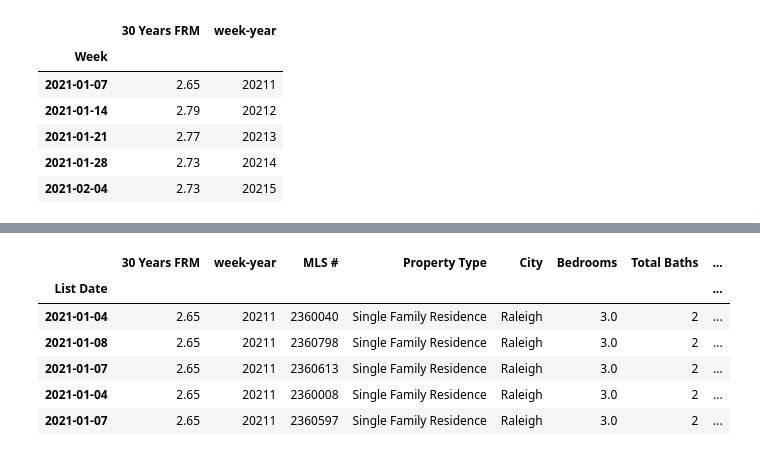
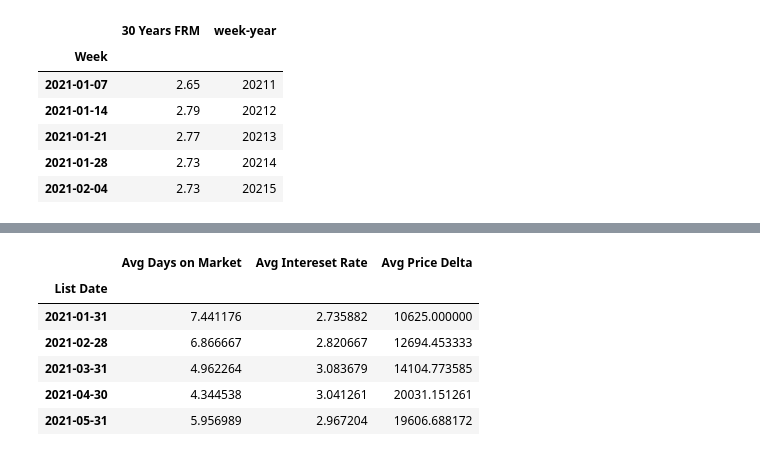
Before and after one commit to atulbachhav22/Real-Estate-Analysis-Project, a Jupyter notebook: real-estate-analysis_updated.ipynb, the cells around one changed output, grey strips where cells are left out. Cells and saved outputs as stored; diff of their text form; code cells hidden in the pictures.

```diff
--- a/real-estate-analysis_updated.ipynb
+++ b/real-estate-analysis_updated.ipynb
@@ -714,10 +715,9 @@ See the caveats in the documentation: https://pandas.pydata.org/pandas-docs/stab
 | 2021-01-28 | 2.73 | 20214 |
 | 2021-02-04 | 2.73 | 20215 |
 # %%
-#single_family_residence_3_2.reset_index()
-
+#single_family
 single_family_residence_3_2["week-year"]  = single_family_residence_3_2['List Date'].dt.year.astype(str) + single_family_residence_3_2['List Date'].dt.isocalendar().week.astype(str)
-
+single_family_residence_3_2["Price Delta"] = single_family_residence_3_2["Sold Price"] - single_family_residence_3_2["List Price"]
 single_family_residence_3_2.head() #162138
 # %% [output]
 A value is trying to be set on a copy of a slice from a DataFrame.
@@ -733,13 +738,17 @@ See the caveats in the documentation: https://pandas.pydata.org/pandas-docs/stab
 | 1614 | 2358230 | Single Family Residence | Raleigh | 3.0 | 2 | 1126.0 | 2000-01-01 | 2020-12-17 | ... |
 # %%
 realeastate_df  = pd.merge(mortageweekly_df_sliced,single_family_residence_3_2,on="week-year",how="inner")
-realeastate_df.set_index("List Date", inplace=True)
-realeastate_df.head()
+#realeastate_df.set_index("List Date", inplace=True)
+realeastate_monthly_df = realeastate_df.resample('M', on='List Date').agg({'Days On Market': ['mean'],"30 Years FRM":['mean'], "Price Delta":['mean']})
+
+realeastate_monthly_df.columns = ['Avg Days on Market', 'Avg Intereset Rate','Avg Price Delta']
+
+realeastate_monthly_df.head()
 # %% [output]
-|  | 30 Years FRM | week-year | MLS # | Property Type | City | Bedrooms | Total Baths | ... |
-| List Date |  |  |  |  |  |  |  | ... |
-| 2021-01-04 | 2.65 | 20211 | 2360040 | Single Family Residence | Raleigh | 3.0 | 2 | ... |
-| 2021-01-08 | 2.65 | 20211 | 2360798 | Single Family Residence | Raleigh | 3.0 | 2 | ... |
-| 2021-01-07 | 2.65 | 20211 | 2360613 | Single Family Residence | Raleigh | 3.0 | 2 | ... |
-| 2021-01-04 | 2.65 | 20211 | 2360008 | Single Family Residence | Raleigh | 3.0 | 2 | ... |
-| 2021-01-07 | 2.65 | 20211 | 2360597 | Single Family Residence | Raleigh | 3.0 | 2 | ... |
+|  | Avg Days on Market | Avg Intereset Rate | Avg Price Delta |
+| List Date |  |  |  |
+| 2021-01-31 | 7.441176 | 2.735882 | 10625.000000 |
+| 2021-02-28 | 6.866667 | 2.820667 | 12694.453333 |
+| 2021-03-31 | 4.962264 | 3.083679 | 14104.773585 |
+| 2021-04-30 | 4.344538 | 3.041261 | 20031.151261 |
+| 2021-05-31 | 5.956989 | 2.967204 | 19606.688172 |
```
Also changed, not shown: parts of 6 cells of this notebook.
